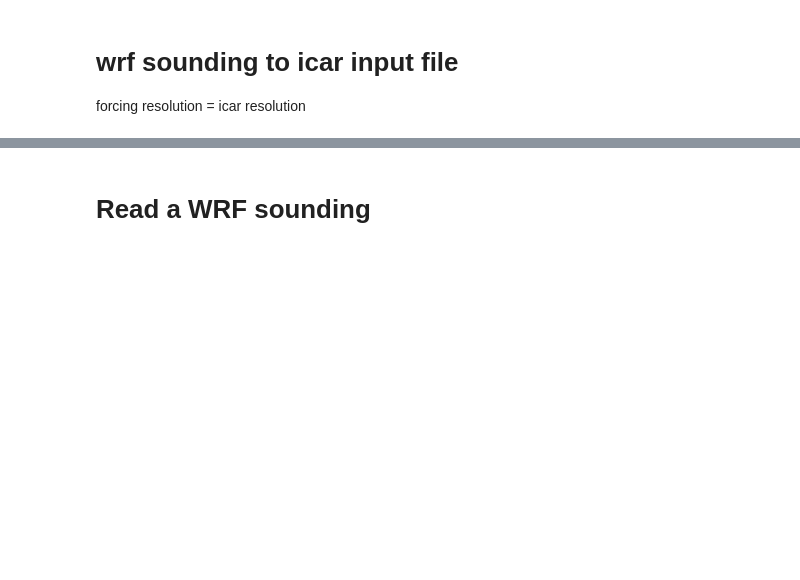
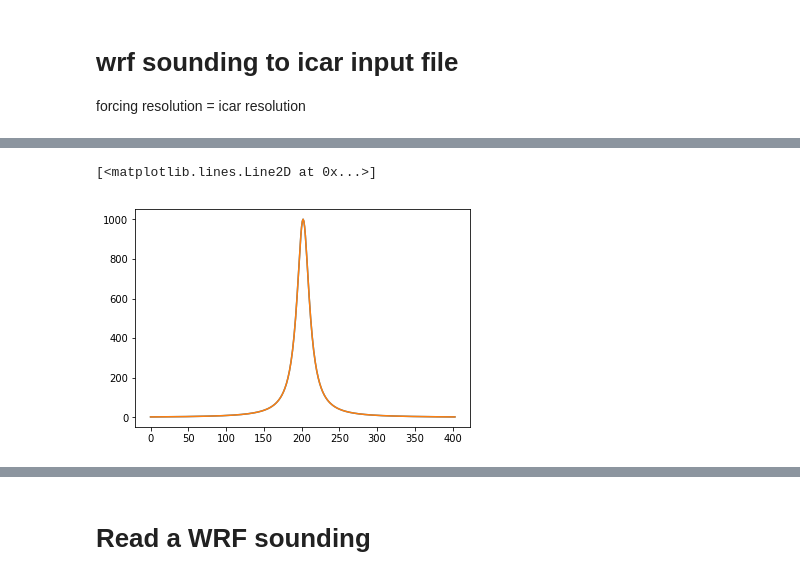
Before and after one commit to johanneshorak/ICAR-idealized_input, a Jupyter notebook: wrf_sounding.ipynb, the cells around one changed output, grey strips where cells are left out. Cells and saved outputs as stored; diff of their text form; code cells hidden in the pictures; blank space fills up the shorter version.

```diff
--- a/wrf_sounding.ipynb
+++ b/wrf_sounding.ipynb
@@ -343,20 +333,6 @@ landmask = np.zeros(ny*nx).reshape(ny,nx)
 xlong_m = xx
 xlat_m  = xy
 
-
-for i in range(ntime):
-    sp[i,:,:] = p_arr[0]
-    xlong[i,:,:] = xx_lr
-    xlat[i,:,:] = xy_lr
-    for k in range(nx_lr):
-        hgt_m[:,k] = get_topo(x=xs[k],a0=1000.,a1=20000.,topo='witch')
-        for j in range(ny_lr):
-            qvapor[i,:,j,k]   = qv_arr[::nrz]/1000.
-            u[i,:,j,k]        = u_arr[::nrz]
-            t[i,:,j,k]        = th_arr[::nrz]
-            ph[i,:,j,k]       = z_arr[::nrz]
-            p[i,:,j,k]        = p_arr[::nrz]
-
-            # generate HR topography
+# generate HR topography
 for k in range(nx):
-    hgt_m[:,k] = get_topo(x=xs[k],a0=1000.,a1=20000.,topo='witch')
+    hgt_m[:,k] = get_topo(x=xs_hr[k],a0=1000.,a1=20000.,topo='witch')
@@ -362,0 +355,8 @@ for k in range(nx):
+# %%
+# load a calinsol file to use as a workaround for ICARs lack of pressure perturbation calculation
+
+# NOTE: dx spacing needs to be the same as the one defined below
+#       dz spacing should be equal to the soundings spacing
+
+cis_ds = xa.open_dataset('./input_data/calinsol_270_20_0.0100_1.00_dx2000_dz=50.nc')
+ciscs_ds = cis_ds.sel(south_north=50)
@@ -362,0 +381,6 @@ for k in range(nx):
+# %%
+plt.plot(hgt_m[0,:])
+plt.plot(ciscs_ds.topo.values)
+# %% [output]
+[<matplotlib.lines.Line2D at 0x...>]
+[figure, added]
```
Also changed, not shown: parts of 22 cells of this notebook.
